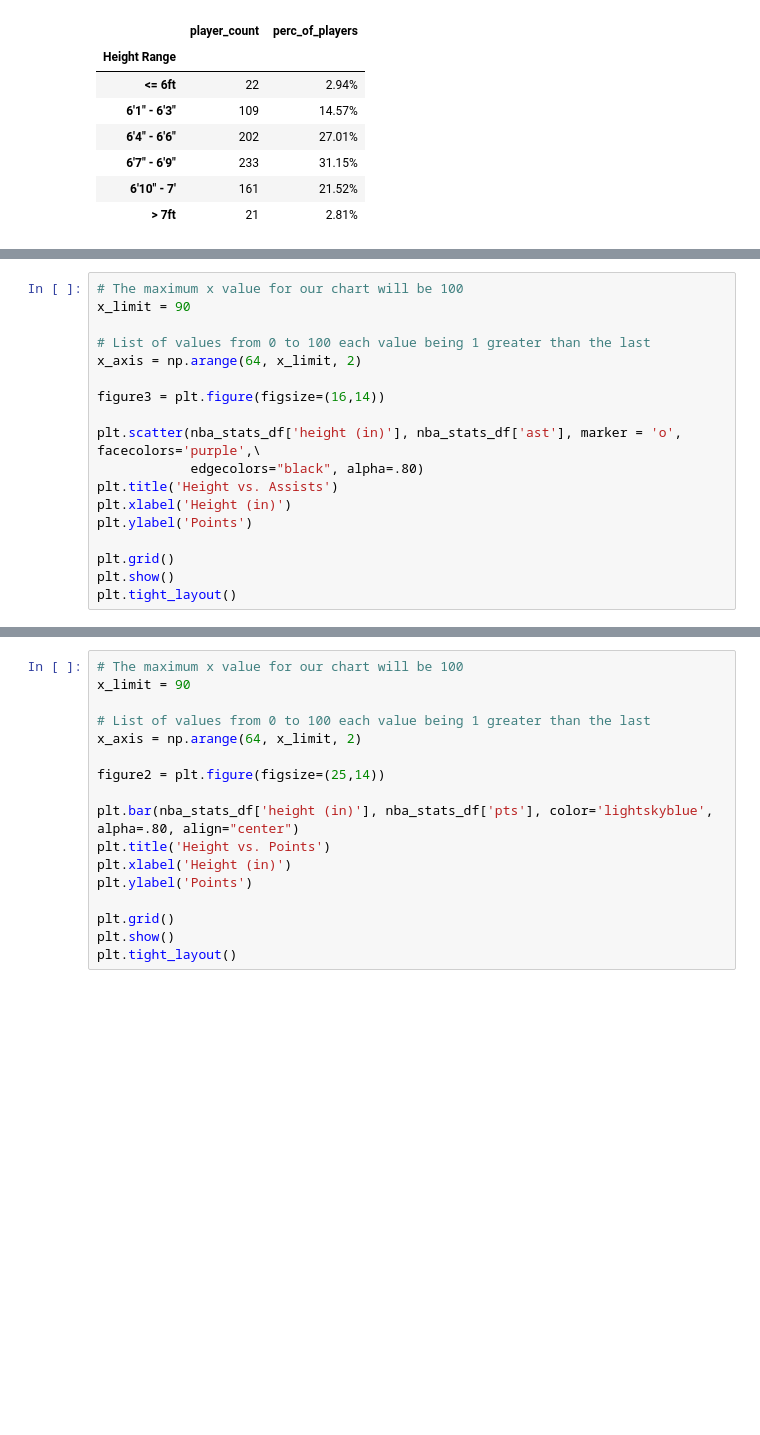
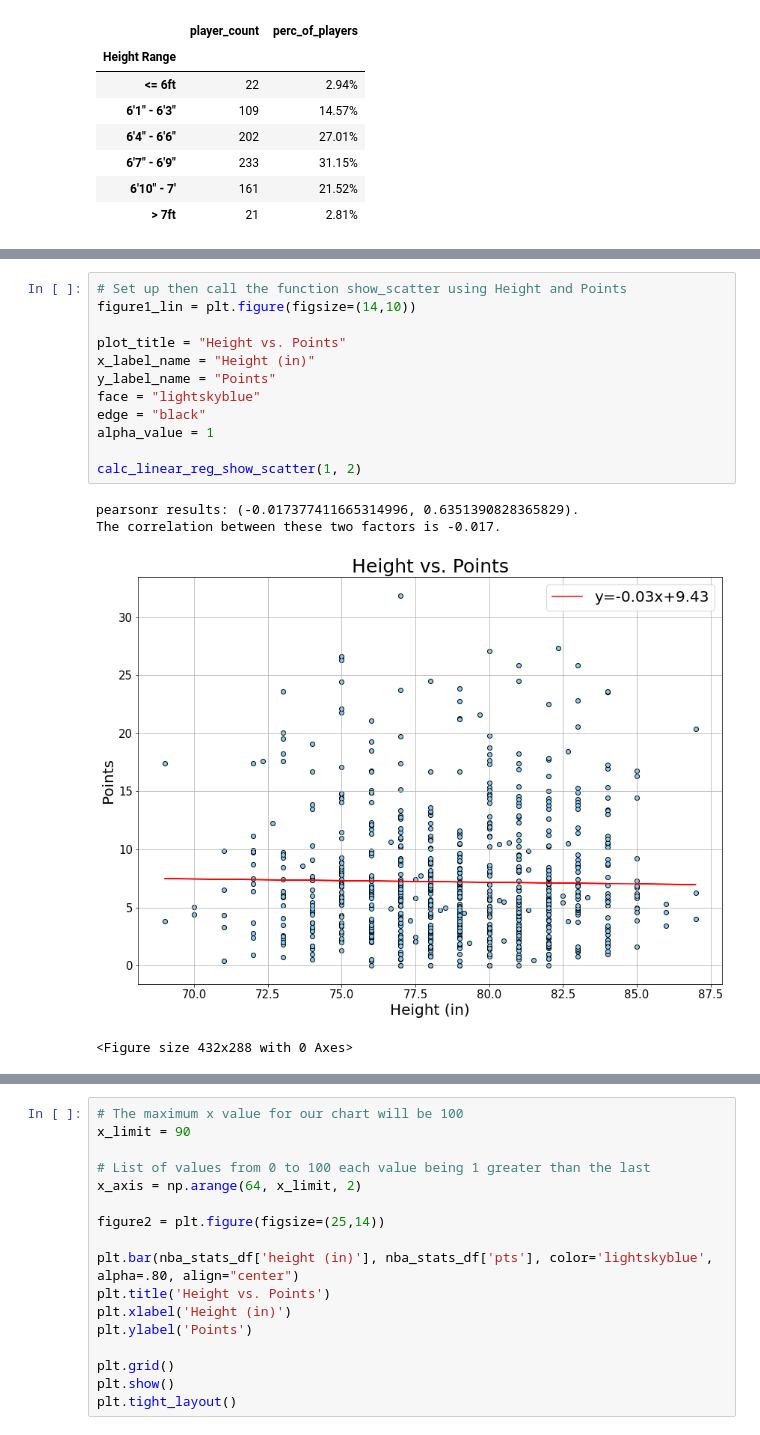
Before and after one commit to ic17rey/butler-groupA-project1, a Jupyter notebook: nba_height_project_analysis.ipynb, the cells around one changed output, grey strips where cells are left out. Cells and saved outputs as stored; diff of their text form; blank space fills up the shorter version.

```diff
--- a/nba_height_project_analysis.ipynb
+++ b/nba_height_project_analysis.ipynb
@@ -229,18 +247,0 @@ plt.tight_layout()
-# %%
-# The maximum x value for our chart will be 100
-x_limit = 90
-
-# List of values from 0 to 100 each value being 1 greater than the last
-x_axis = np.arange(64, x_limit, 2)
-
-figure3 = plt.figure(figsize=(16,14))
-
-plt.scatter(nba_stats_df['height (in)'], nba_stats_df['ast'], marker = 'o', facecolors='purple',\
-            edgecolors="black", alpha=.80)
-plt.title('Height vs. Assists')
-plt.xlabel('Height (in)')
-plt.ylabel('Points')
-
-plt.grid()
-plt.show()
-plt.tight_layout()
@@ -246,0 +321,17 @@ plt.tight_layout()
+# %%
+# Set up then call the function show_scatter using Height and Points
+figure1_lin = plt.figure(figsize=(14,10))
+
+plot_title = "Height vs. Points"
+x_label_name = "Height (in)"
+y_label_name = "Points"
+face = "lightskyblue"
+edge = "black"
+alpha_value = 1
+
+calc_linear_reg_show_scatter(1, 2)
+# %% [output]
+pearsonr results: (-0.017377411665314996, 0.6351390828365829).
+The correlation between these two factors is -0.017.
+[figure, added]
+<Figure size 432x288 with 0 Axes>
```
Also changed, not shown: parts of 20 cells of this notebook.
